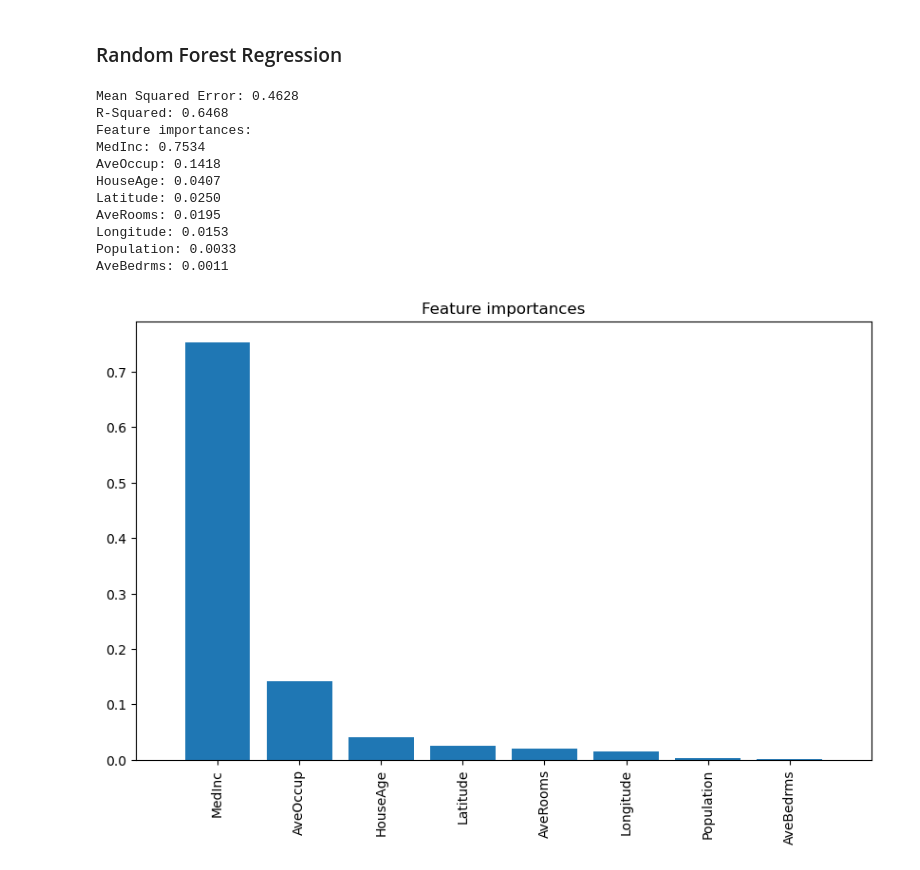
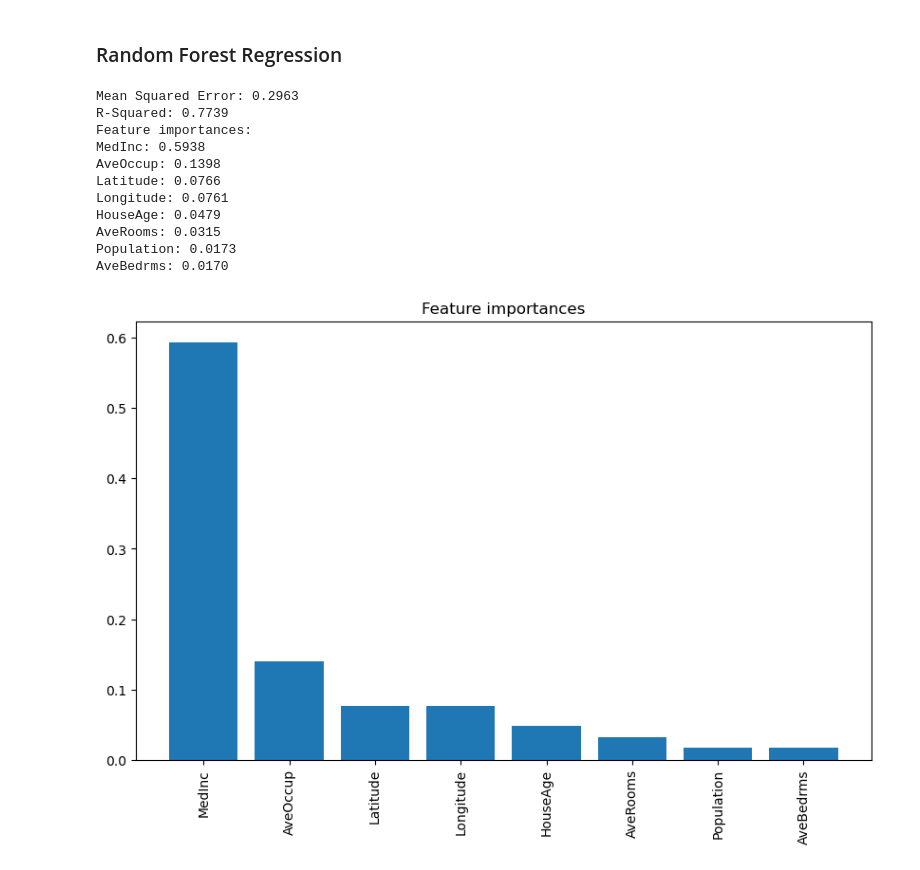
Before and after one commit to danielyouk/machine_learning_daniel, a Jupyter notebook: materials/ch.10/10_10_Random_Forest.ipynb, the cells around one changed output. Cells and saved outputs as stored; diff of their text form; code cells hidden in the pictures.

```diff
--- a/materials/ch.10/10_10_Random_Forest.ipynb
+++ b/materials/ch.10/10_10_Random_Forest.ipynb
@@ -194,45 +176,45 @@ X_train_scaled = scaler.fit_transform(X_train)
 X_test_scaled = scaler.transform(X_test)
 
 # Initialize and train the model
-model = RandomForestRegressor(n_estimators=100, max_depth=5, random_state=42)
+model = RandomForestRegressor(n_estimators=100, max_depth=10, random_state=42)
 model.fit(X_train_scaled, y_train)
 
 # Make predictions
 y_pred = model.predict(X_test_scaled)
 
 # Evaluate the model
 mse = mean_squared_error(y_test, y_pred)
 r2 = r2_score(y_test, y_pred)
 
 print(f"Mean Squared Error: {mse:.4f}")
 print(f"R-Squared: {r2:.4f}")
 
 # Feature importances
 importances = model.feature_importances_
 indices = np.argsort(importances)[::-1]
 features = california.feature_names
 
 print("Feature importances:")
 for f in range(X.shape[1]):
     print(f"{features[indices[f]]}: {importances[indices[f]]:.4f}")
 
 # Plot feature importances
 plt.figure(figsize=(10, 6))
 plt.title("Feature importances")
 plt.bar(range(X.shape[1]), importances[indices], align="center")
 plt.xticks(range(X.shape[1]), [features[i] for i in indices], rotation=90)
-plt.xlim([-1, X.shape[1]])
+# plt.xlim([-1, X.shape[1]])
 plt.show()
 # %% [output]
-Mean Squared Error: 0.4628
-R-Squared: 0.6468
+Mean Squared Error: 0.2963
+R-Squared: 0.7739
 Feature importances:
-MedInc: 0.7534
-AveOccup: 0.1418
-HouseAge: 0.0407
-Latitude: 0.0250
-AveRooms: 0.0195
-Longitude: 0.0153
-Population: 0.0033
-AveBedrms: 0.0011
+MedInc: 0.5938
+AveOccup: 0.1398
+Latitude: 0.0766
+Longitude: 0.0761
+HouseAge: 0.0479
+AveRooms: 0.0315
+Population: 0.0173
+AveBedrms: 0.0170
-[figure, old version]
+[figure, new version]
```
Also changed, not shown: parts of 1 cell of this notebook, 11 other files.
